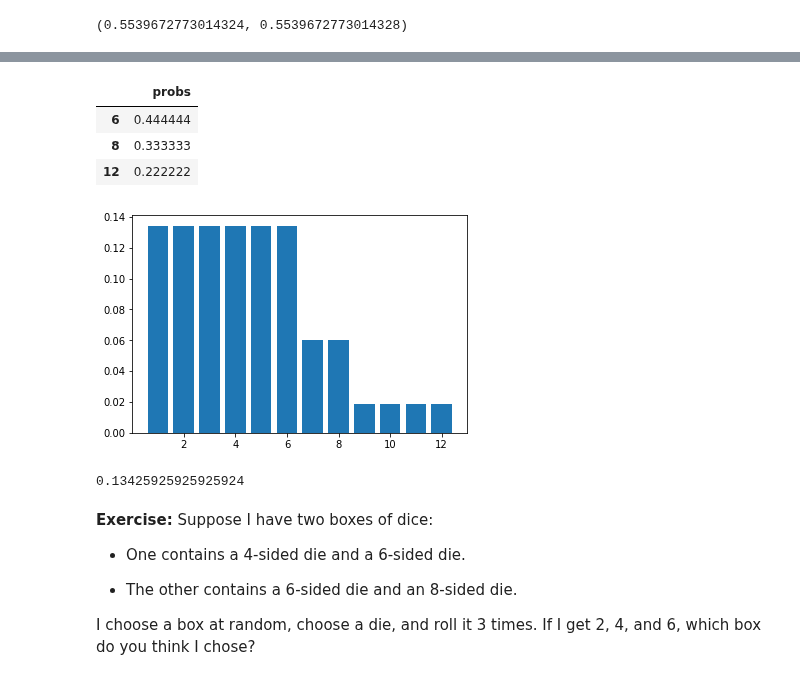
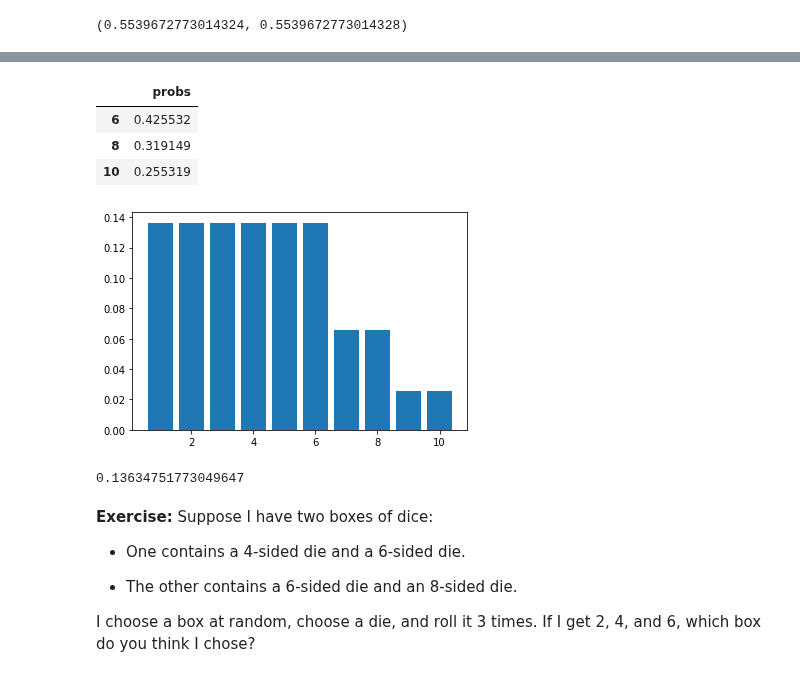
Before and after one commit to AllenDowney/ThinkBayes2, a Jupyter notebook: soln/chap06.ipynb, the cells around one changed output, grey strips where cells are left out. Cells and saved outputs as stored; diff of their text form; code cells hidden in the pictures.

```diff
--- a/soln/chap06.ipynb
+++ b/soln/chap06.ipynb
@@ -428,0 +495,2 @@ Here's what the mixture of these distributions looks like.
+# %%
+total_damage = Pmf.add_dist(mix1, mix2)
@@ -440,3 +505,0 @@ We can solve this problem by computing a weighted average of the distributions,
-# %%
-total = Pmf.add(d4, 2*d6, fill_value=0) / 3
-mix = Pmf(total)
@@ -674,7 +751,7 @@ Hint: Compute the posterior distribution as we have done before and pass it as o
 
 # Here's what we believe about the dice after seeing the data
 
-hypos = [6, 8, 12]
+hypos = [6, 8, 10]
 prior = Pmf(1, hypos)
 likelihood = 1/prior.qs
 posterior = prior * likelihood
@@ -682,9 +759,9 @@ posterior.normalize()
 posterior
 # %% [output]
 |  | probs |
-| 6 | 0.444444 |
-| 8 | 0.333333 |
-| 12 | 0.222222 |
+| 6 | 0.425532 |
+| 8 | 0.319149 |
+| 10 | 0.255319 |
 # %%
 # Solution
 
@@ -692,28 +769,28 @@ posterior
 
 d6 = make_die(6)
 d8 = make_die(8)
-d12 = make_die(12)
+d10 = make_die(10)
 
-dice = d6, d8, d12
+dice = d6, d8, d10
 # %%
 # Solution
 
 # And here's a mixture of the three dice, weighting
 # each one with the probability from the posterior distribution
 
-mix = make_mixture(posterior, dice)
-mix.bar()
+mix3 = make_mixture(posterior, dice)
+mix3.bar()
 # %% [output]
-[figure, old version]
+[figure, new version]
 # %%
 # Solution
 
 # From the mixture, we can pull out the probability of
-# rolling a 1.
+# rolling a 6.
 
-mix[1]
+mix3[6]
 # %% [output]
-0.13425925925925924
+0.13634751773049647
 # %% [markdown]
 **Exercise:**  Suppose I have two boxes of dice:
 
```
Also changed, not shown: parts of 44 cells of this notebook, 7 other files.
